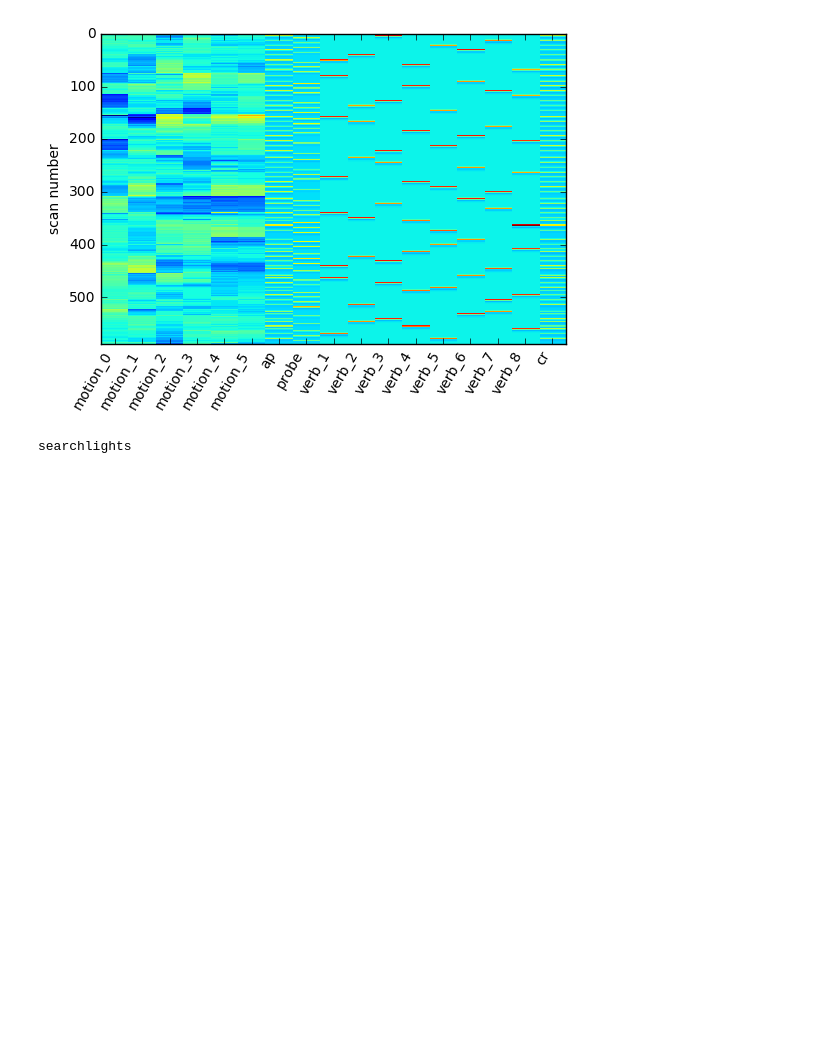
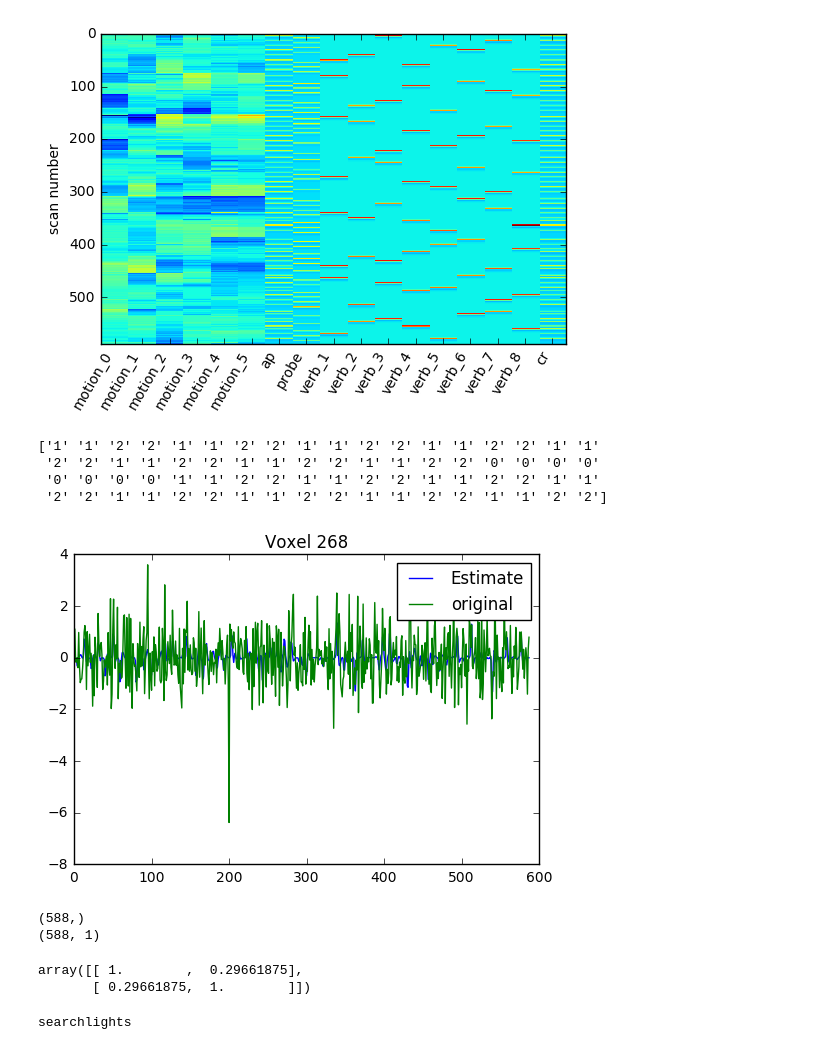
Before and after one commit to njchiang/LanguageMVPA, a Jupyter notebook: multivariate/python/analysis/scratchpad.ipynb, the cells around one changed output. Saved outputs shown, nothing was run; the diff lists cells and outputs as text; code cells hidden in the pictures; blank space fills up the shorter version.

Commit message:
add beta_check

```diff
--- a/multivariate/python/analysis/scratchpad.ipynb
+++ b/multivariate/python/analysis/scratchpad.ipynb
@@ -113,6 +112,31 @@ fds = lmvpa.replacetargets(evds, contrasts, thisContrast)
 zscore(zfds, chunks_attr='chunks')
 zfds = zfds[zfds.targets != '0']
 fds = fds[fds.targets != '0']
+# %%
+# beta extraction QC
+print evds.sa.targets
+regidx = evds.sa.targets == evds.sa.targets
+# regidx = evds.sa.targets == '0'
+# plt.plot(evds.sa.regressors.T[:,regidx])
+plt.plot(np.dot(evds.sa.regressors.T[:, regidx], evds.samples[regidx,:])[:,iVox], label='Estimate')
+plt.plot(rds.samples[:, iVox], label='original')
+plt.legend()
+plt.title('Voxel ' + str(iVox))
+plt.show()
+print np.dot(evds.sa.regressors.T[:, regidx], evds.samples[regidx,:])[:,iVox].shape
+print rds[:,iVox].samples.shape
+np.corrcoef(np.dot(evds.sa.regressors.T[:, regidx], evds.samples[regidx,:])[:,iVox],
+            rds.samples[:,iVox])
+# %% [output]
+['1' '1' '2' '2' '1' '1' '2' '2' '1' '1' '2' '2' '1' '1' '2' '2' '1' '1'
+ '2' '2' '1' '1' '2' '2' '1' '1' '2' '2' '1' '1' '2' '2' '0' '0' '0' '0'
+ '0' '0' '0' '0' '1' '1' '2' '2' '1' '1' '2' '2' '1' '1' '2' '2' '1' '1'
+ '2' '2' '1' '1' '2' '2' '1' '1' '2' '2' '1' '1' '2' '2' '1' '1' '2' '2']
+[figure, added]
+(588,)
+(588, 1)
+array([[ 1.        ,  0.29661875],
+       [ 0.29661875,  1.        ]])
 # %%
 # initalize searchlight
 print "searchlights"
```
Also changed, not shown: parts of 2 cells of this notebook.
